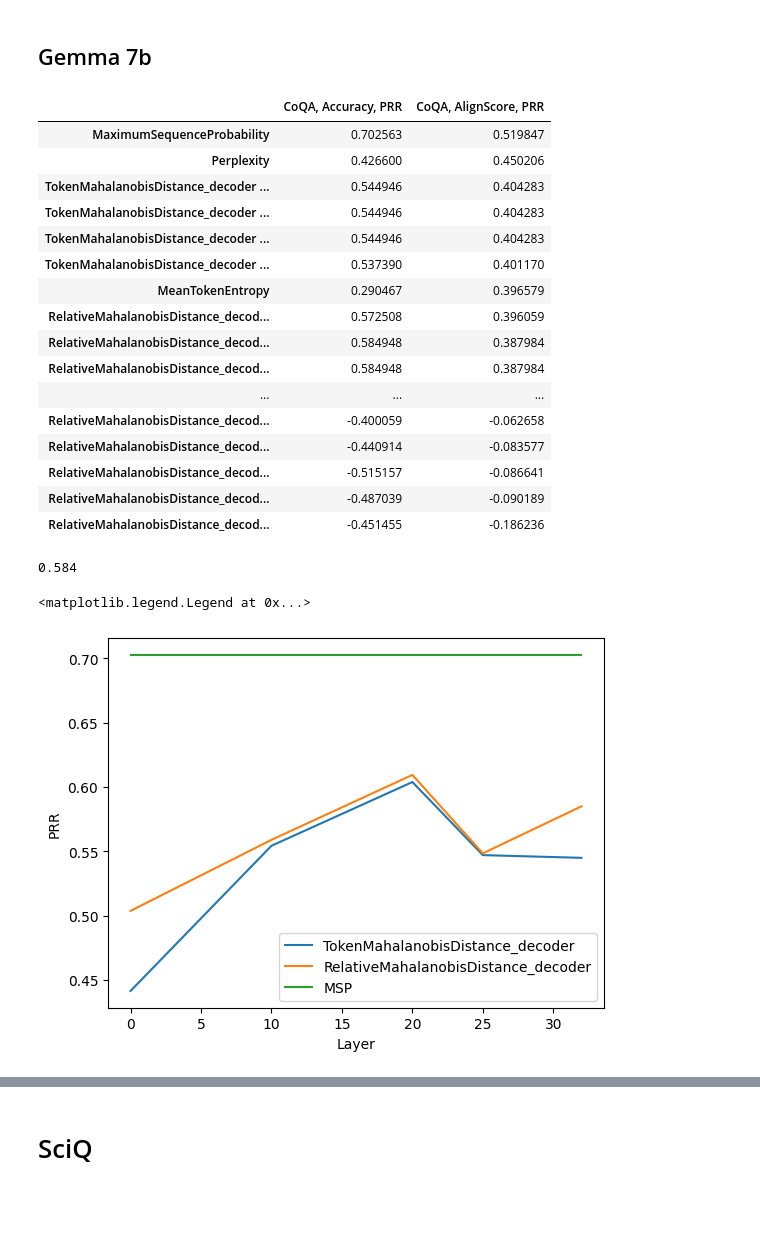
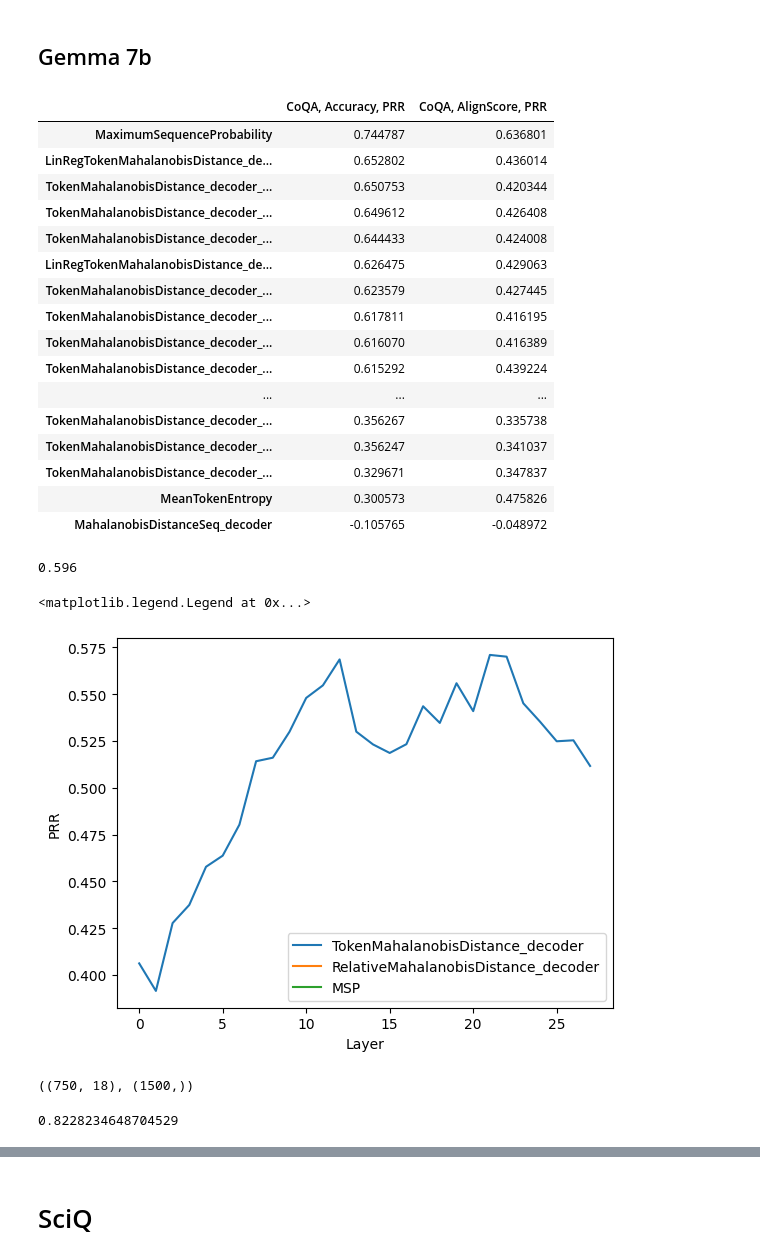
Before and after one commit to ArtemVazh/token_mahalanobis_distance, a Jupyter notebook: notebooks/results.ipynb, the cells around one changed output, grey strips where cells are left out. Saved outputs shown, nothing was run; the diff lists cells and outputs as text; code cells hidden in the pictures; blank space fills up the shorter version.

```diff
--- a/notebooks/results.ipynb
+++ b/notebooks/results.ipynb
@@ -142,7 +143,9 @@ np.mean(man.gen_metrics[('sequence', 'Accuracy')])
 # %% [markdown]
 ## Gemma 7b
 # %%
-path = "../workdir/output/qa/google/gemma-7b/coqa/2024-07-03/18-32-21/ue_manager_seed1"
+path = "../workdir/output_layers/qa/google/gemma-7b/coqa/2024-07-10/17-39-01/ue_manager_seed1"#"../workdir/output/qa/google/gemma-7b/coqa/2024-07-03/18-32-21/ue_manager_seed1"
+path = "../workdir/output_layers/qa/google/gemma-7b/coqa/2024-07-10/20-59-43/ue_manager_seed1"
+path = "../workdir/output_layers/qa/google/gemma-7b/coqa/2024-07-11/10-12-08/ue_manager_seed1"
 man = torch.load(path)
 
 metric_names = ['Accuracy', 'AlignScore']
@@ -154,44 +157,44 @@ for key in man['metrics'].keys():
         df[key[1]] = scores
 
 df0 = pd.DataFrame(df, index=[f'CoQA, {m}, PRR' for m in metric_names])
-df0.T.sort_values(f"CoQA, {metric_names[-1]}, PRR", ascending=False).style.background_gradient(axis=0)
+df0.T.sort_values(f"CoQA, {metric_names[-2]}, PRR", ascending=False).style.background_gradient(axis=0)
 # %% [output]
 |  | CoQA, Accuracy, PRR | CoQA, AlignScore, PRR |
-| MaximumSequenceProbability | 0.702563 | 0.519847 |
-| Perplexity | 0.426600 | 0.450206 |
-| TokenMahalanobisDistance_decoder ... | 0.544946 | 0.404283 |
-| TokenMahalanobisDistance_decoder ... | 0.544946 | 0.404283 |
-| TokenMahalanobisDistance_decoder ... | 0.544946 | 0.404283 |
-| TokenMahalanobisDistance_decoder ... | 0.537390 | 0.401170 |
-| MeanTokenEntropy | 0.290467 | 0.396579 |
-| RelativeMahalanobisDistance_decod... | 0.572508 | 0.396059 |
-| RelativeMahalanobisDistance_decod... | 0.584948 | 0.387984 |
-| RelativeMahalanobisDistance_decod... | 0.584948 | 0.387984 |
+| MaximumSequenceProbability | 0.744787 | 0.636801 |
+| LinRegTokenMahalanobisDistance_de... | 0.652802 | 0.436014 |
+| TokenMahalanobisDistance_decoder_... | 0.650753 | 0.420344 |
+| TokenMahalanobisDistance_decoder_... | 0.649612 | 0.426408 |
+| TokenMahalanobisDistance_decoder_... | 0.644433 | 0.424008 |
+| LinRegTokenMahalanobisDistance_de... | 0.626475 | 0.429063 |
+| TokenMahalanobisDistance_decoder_... | 0.623579 | 0.427445 |
+| TokenMahalanobisDistance_decoder_... | 0.617811 | 0.416195 |
+| TokenMahalanobisDistance_decoder_... | 0.616070 | 0.416389 |
+| TokenMahalanobisDistance_decoder_... | 0.615292 | 0.439224 |
 | ... | ... | ... |
-| RelativeMahalanobisDistance_decod... | -0.400059 | -0.062658 |
-| RelativeMahalanobisDistance_decod... | -0.440914 | -0.083577 |
-| RelativeMahalanobisDistance_decod... | -0.515157 | -0.086641 |
-| RelativeMahalanobisDistance_decod... | -0.487039 | -0.090189 |
-| RelativeMahalanobisDistance_decod... | -0.451455 | -0.186236 |
+| TokenMahalanobisDistance_decoder_... | 0.356267 | 0.335738 |
+| TokenMahalanobisDistance_decoder_... | 0.356247 | 0.341037 |
+| TokenMahalanobisDistance_decoder_... | 0.329671 | 0.347837 |
+| MeanTokenEntropy | 0.300573 | 0.475826 |
+| MahalanobisDistanceSeq_decoder | -0.105765 | -0.048972 |
 # %%
 np.mean(man['gen_metrics'][('sequence', 'Accuracy')])
 # %% [output]
-0.584
+0.596
 # %%
 import matplotlib.pyplot as plt
 
-def check_cond(col, name="TokenMahalanobisDistance_decoder", suf="(mean, Accuracy, 0.3)"):
+def check_cond(col, name="TokenMahalanobisDistance_decoder", suf="(mean, , 0)"):
     return (name in col) and (suf in col)
 names = ["TokenMahalanobisDistance_decoder", "RelativeMahalanobisDistance_decoder"]
 for name in names:
     cols = [x for x in df0.columns if check_cond(x, name)]
-    layers = [int(x.split("_")[2].split(" ")[0]) if len(x.split("_")) > 2 else 32 for x in cols]
+    layers = [int(x.split("_")[2].split(" ")[0]) if len(x.split("_")) > 2 else 27 for x in cols]
 
     plt.plot(layers, df0[cols].values[0], label=name)
 plt.plot(layers, [df0['MaximumSequenceProbability'][0]]*len(layers), label="MSP")
 plt.xlabel("Layer")
 plt.ylabel("PRR")
 plt.legend()
 # %% [output]
 <matplotlib.legend.Legend at 0x...>
-[figure, old version]
+[figure, new version]
@@ -197,0 +206,8 @@ plt.legend()
+# %%
+train_dists.shape, train_seq_metrics.shape
+# %% [output]
+((750, 18), (1500,))
+# %%
+train_seq_metrics[0]
+# %% [output]
+0.8228234648704529
```
Also changed, not shown: parts of 80 cells of this notebook, 3 other files.
